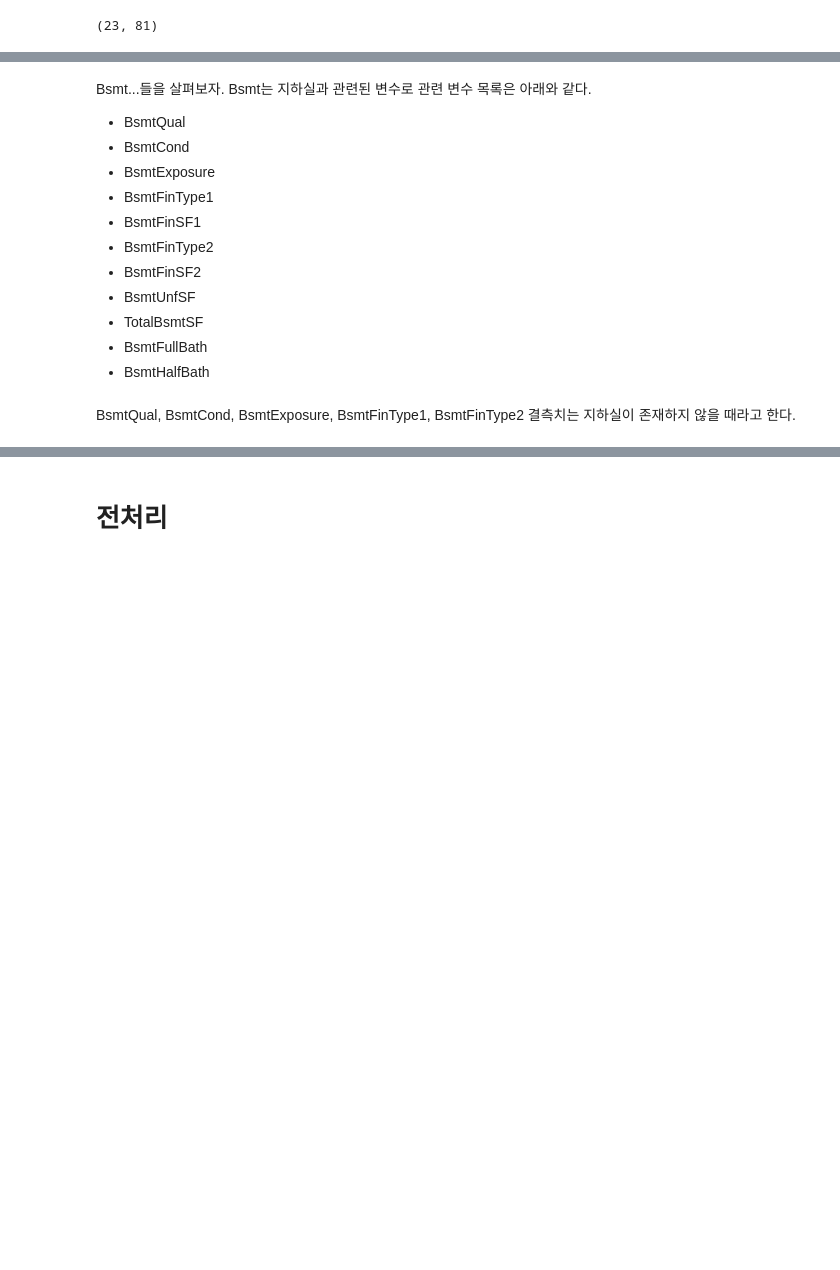
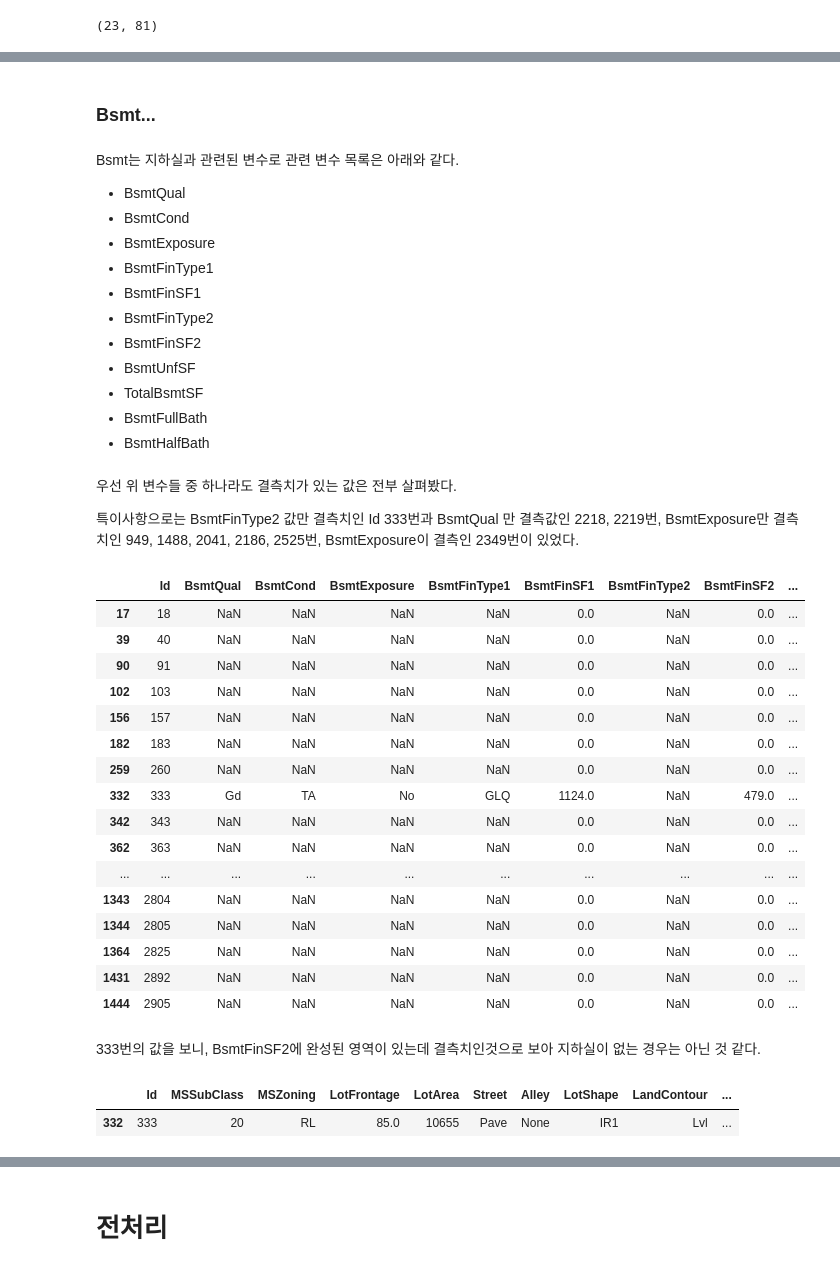
Before and after one commit to Usunwoo/kaggle-house_price, a Jupyter notebook: house_price.ipynb, the cells around one changed output, grey strips where cells are left out. Cells and saved outputs as stored; diff of their text form; code cells hidden in the pictures; blank space fills up the shorter version.

```diff
--- a/house_price.ipynb
+++ b/house_price.ipynb
@@ -413,0 +535,4 @@ df[df.MasVnrType.isna() & df.MasVnrArea.isna()]
+# %%
+df.loc[df.MasVnrType.isna() & ~df.MasVnrArea.isna(), 'MasVnrType'] = 'BrkFace'
+# %%
+df.MasVnrType = df.MasVnrType.fillna('None')
@@ -414,5 +541,7 @@ df[df.MasVnrType.isna() & df.MasVnrArea.isna()]
+# %% [markdown]
+### Bsmt...
 # %% [markdown]
-Bsmt...들을 살펴보자. Bsmt는 지하실과 관련된 변수로 관련 변수 목록은 아래와 같다.
+Bsmt는 지하실과 관련된 변수로 관련 변수 목록은 아래와 같다.
 - BsmtQual
 - BsmtCond
 - BsmtExposure
@@ -424,5 +553,35 @@ Bsmt...들을 살펴보자. Bsmt는 지하실과 관련된 변수로 관련 변
 - TotalBsmtSF
 - BsmtFullBath
 - BsmtHalfBath
-# %% [markdown]
-BsmtQual, BsmtCond, BsmtExposure, BsmtFinType1, BsmtFinType2 결측치는 지하실이 존재하지 않을 때라고 한다.
+# %% [markdown]
+우선 위 변수들 중 하나라도 결측치가 있는 값은 전부 살펴봤다.
+
+특이사항으로는 BsmtFinType2 값만 결측치인 Id 333번과 BsmtQual 만 결측값인 2218, 2219번, BsmtExposure만 결측치인 949, 1488, 2041, 2186, 2525번, BsmtExposure이 결측인 2349번이 있었다.
+# %%
+df.loc[(df.BsmtQual.isna()|df.BsmtCond.isna()|df.BsmtExposure.isna()|df.BsmtFinType1.isna()|df.BsmtFinSF1.isna()|df.BsmtFinType2.isna()|df.BsmtFinSF2.isna()|df.BsmtUnfSF.isna()|df.TotalBsmtSF.isna()|df.BsmtFullBath.isna()|df.BsmtHalfBath.isna()),
+       ['Id', 'BsmtQual', 'BsmtCond', 'BsmtExposure', 'BsmtFinType1', 'BsmtFinSF1', 'BsmtFinType2', 'BsmtFinSF2', 'BsmtUnfSF', 'TotalBsmtSF', 'BsmtFullBath', 'BsmtHalfBath']]
+# %% [output]
+|  | Id | BsmtQual | BsmtCond | BsmtExposure | BsmtFinType1 | BsmtFinSF1 | BsmtFinType2 | BsmtFinSF2 | ... |
+| 17 | 18 | NaN | NaN | NaN | NaN | 0.0 | NaN | 0.0 | ... |
+| 39 | 40 | NaN | NaN | NaN | NaN | 0.0 | NaN | 0.0 | ... |
+| 90 | 91 | NaN | NaN | NaN | NaN | 0.0 | NaN | 0.0 | ... |
+| 102 | 103 | NaN | NaN | NaN | NaN | 0.0 | NaN | 0.0 | ... |
+| 156 | 157 | NaN | NaN | NaN | NaN | 0.0 | NaN | 0.0 | ... |
+| 182 | 183 | NaN | NaN | NaN | NaN | 0.0 | NaN | 0.0 | ... |
+| 259 | 260 | NaN | NaN | NaN | NaN | 0.0 | NaN | 0.0 | ... |
+| 332 | 333 | Gd | TA | No | GLQ | 1124.0 | NaN | 479.0 | ... |
+| 342 | 343 | NaN | NaN | NaN | NaN | 0.0 | NaN | 0.0 | ... |
+| 362 | 363 | NaN | NaN | NaN | NaN | 0.0 | NaN | 0.0 | ... |
+| ... | ... | ... | ... | ... | ... | ... | ... | ... | ... |
+| 1343 | 2804 | NaN | NaN | NaN | NaN | 0.0 | NaN | 0.0 | ... |
+| 1344 | 2805 | NaN | NaN | NaN | NaN | 0.0 | NaN | 0.0 | ... |
+| 1364 | 2825 | NaN | NaN | NaN | NaN | 0.0 | NaN | 0.0 | ... |
+| 1431 | 2892 | NaN | NaN | NaN | NaN | 0.0 | NaN | 0.0 | ... |
+| 1444 | 2905 | NaN | NaN | NaN | NaN | 0.0 | NaN | 0.0 | ... |
+# %% [markdown]
+333번의 값을 보니, BsmtFinSF2에 완성된 영역이 있는데 결측치인것으로 보아 지하실이 없는 경우는 아닌 것 같다.
+# %%
+df[df.Id == 333]
+# %% [output]
+|  | Id | MSSubClass | MSZoning | LotFrontage | LotArea | Street | Alley | LotShape | LandContour | ... |
+| 332 | 333 | 20 | RL | 85.0 | 10655 | Pave | None | IR1 | Lvl | ... |
```
Also changed, not shown: parts of 178 cells of this notebook.
